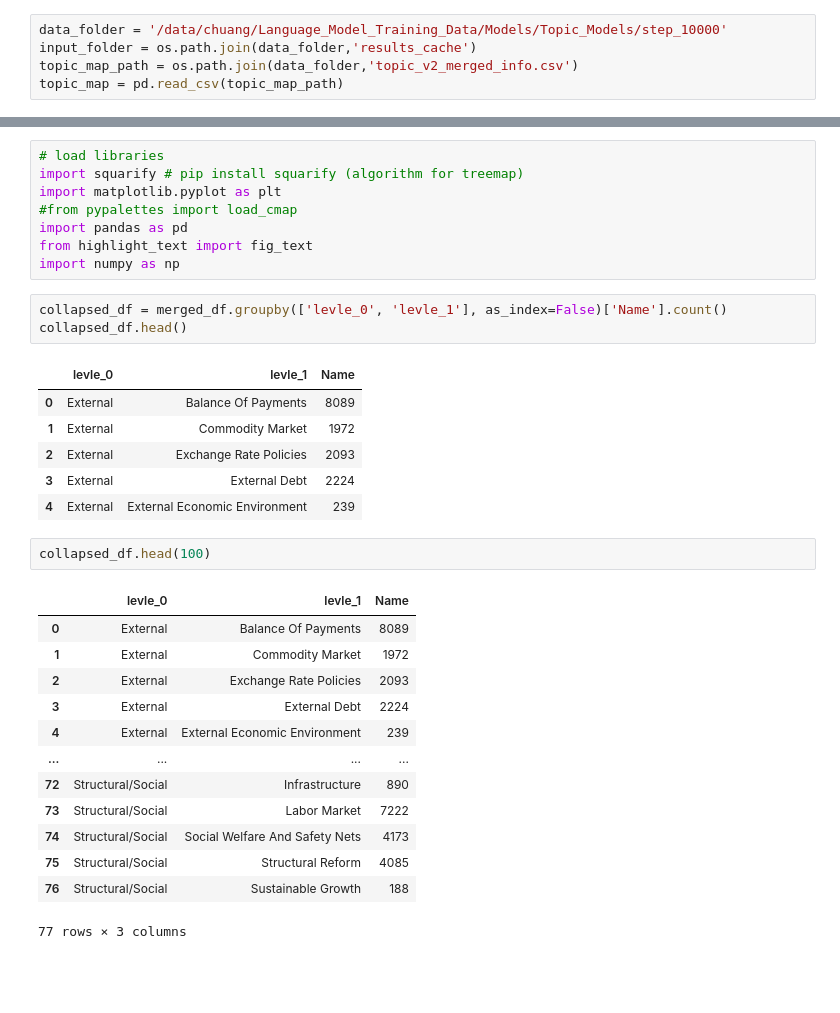
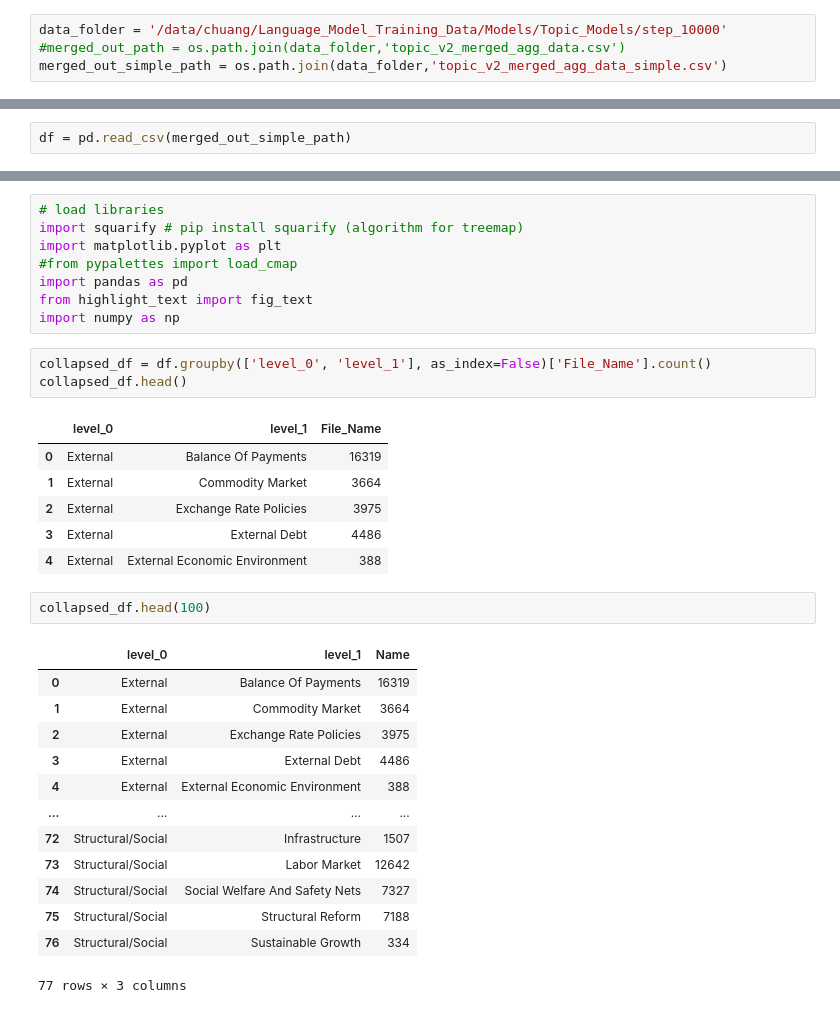
Before and after one commit to johnsonice/HuggingFace_Demos, a Jupyter notebook: examples/sentence_bert_applications/topic_model/post_analysis/data_process_for_viz.ipynb, the cells around one changed output, grey strips where cells are left out. Cells and saved outputs as stored; diff of their text form; blank space fills up the shorter version.

```diff
--- a/examples/sentence_bert_applications/topic_model/post_analysis/data_process_for_viz.ipynb
+++ b/examples/sentence_bert_applications/topic_model/post_analysis/data_process_for_viz.ipynb
@@ -26,5 +7,4 @@ def capitalize_special(input_string):
 # %%
 data_folder = '/data/chuang/Language_Model_Training_Data/Models/Topic_Models/step_10000'
-input_folder = os.path.join(data_folder,'results_cache')
-topic_map_path = os.path.join(data_folder,'topic_v2_merged_info.csv')
-topic_map = pd.read_csv(topic_map_path)
+#merged_out_path = os.path.join(data_folder,'topic_v2_merged_agg_data.csv')
+merged_out_simple_path = os.path.join(data_folder,'topic_v2_merged_agg_data_simple.csv')
@@ -102,0 +11,2 @@ Name: levle_0, dtype: int64
+# %%
+df = pd.read_csv(merged_out_simple_path)
@@ -115,30 +34,30 @@ import pandas as pd
 from highlight_text import fig_text
 import numpy as np
 # %%
-collapsed_df = merged_df.groupby(['levle_0', 'levle_1'], as_index=False)['Name'].count()
+collapsed_df = df.groupby(['level_0', 'level_1'], as_index=False)['File_Name'].count()
 collapsed_df.head()
 # %% [output]
-|  | levle_0 | levle_1 | Name |
-| 0 | External | Balance Of Payments | 8089 |
-| 1 | External | Commodity Market | 1972 |
-| 2 | External | Exchange Rate Policies | 2093 |
-| 3 | External | External Debt | 2224 |
-| 4 | External | External Economic Environment | 239 |
+|  | level_0 | level_1 | File_Name |
+| 0 | External | Balance Of Payments | 16319 |
+| 1 | External | Commodity Market | 3664 |
+| 2 | External | Exchange Rate Policies | 3975 |
+| 3 | External | External Debt | 4486 |
+| 4 | External | External Economic Environment | 388 |
 # %%
 collapsed_df.head(100)
 # %% [output]
-|  | levle_0 | levle_1 | Name |
-| 0 | External | Balance Of Payments | 8089 |
-| 1 | External | Commodity Market | 1972 |
-| 2 | External | Exchange Rate Policies | 2093 |
-| 3 | External | External Debt | 2224 |
-| 4 | External | External Economic Environment | 239 |
+|  | level_0 | level_1 | Name |
+| 0 | External | Balance Of Payments | 16319 |
+| 1 | External | Commodity Market | 3664 |
+| 2 | External | Exchange Rate Policies | 3975 |
+| 3 | External | External Debt | 4486 |
+| 4 | External | External Economic Environment | 388 |
 | ... | ... | ... | ... |
-| 72 | Structural/Social | Infrastructure | 890 |
-| 73 | Structural/Social | Labor Market | 7222 |
-| 74 | Structural/Social | Social Welfare And Safety Nets | 4173 |
-| 75 | Structural/Social | Structural Reform | 4085 |
-| 76 | Structural/Social | Sustainable Growth | 188 |
+| 72 | Structural/Social | Infrastructure | 1507 |
+| 73 | Structural/Social | Labor Market | 12642 |
+| 74 | Structural/Social | Social Welfare And Safety Nets | 7327 |
+| 75 | Structural/Social | Structural Reform | 7188 |
+| 76 | Structural/Social | Sustainable Growth | 334 |
 77 rows × 3 columns
 # %%
 import plotly.express as px
```
Also changed, not shown: parts of 18 cells of this notebook, 3 other files.
